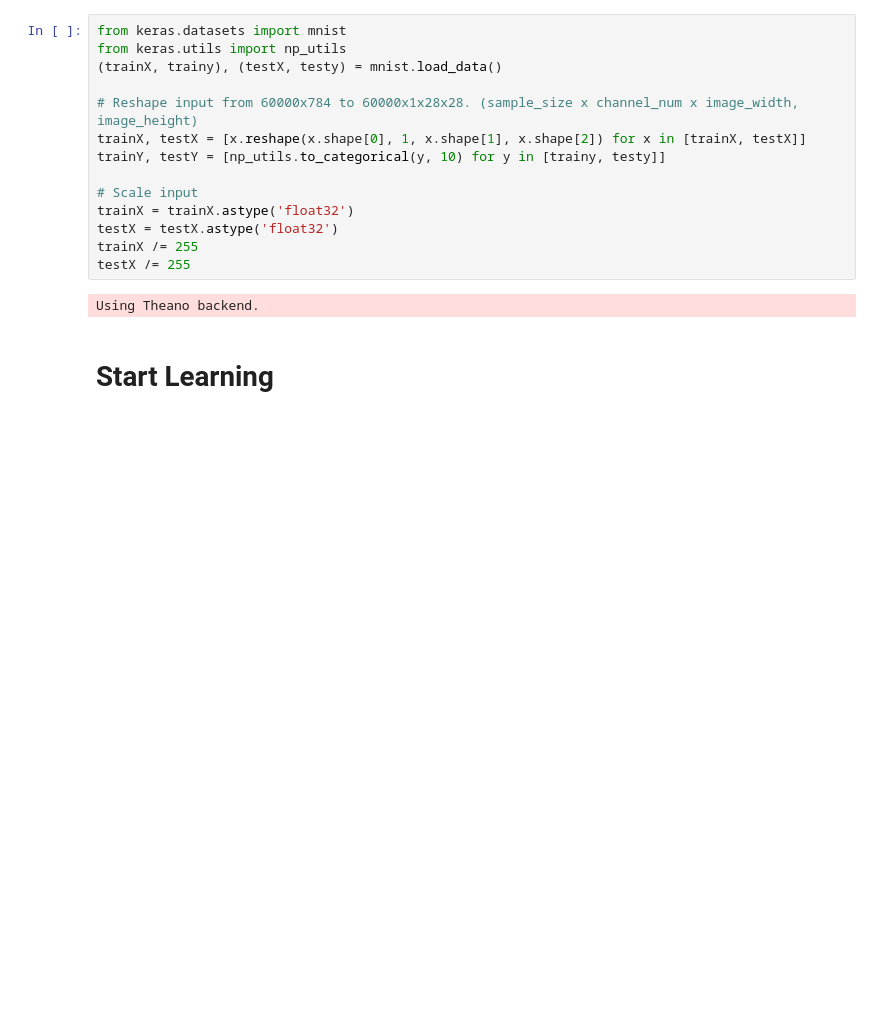
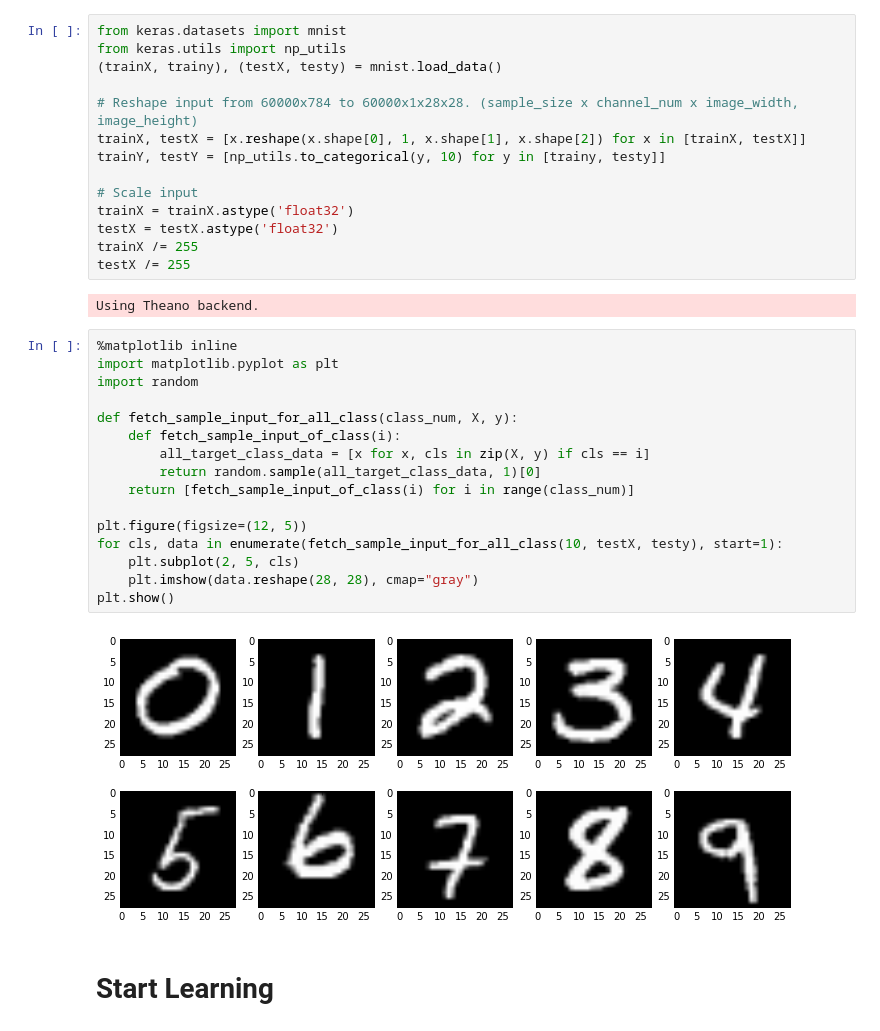
Before and after one commit to ishikota/jupyter-notebook-shelf, a Jupyter notebook: keras/mnist_cnn.ipynb, the cells around one changed output. Saved outputs shown, nothing was run; the diff lists cells and outputs as text; blank space fills up the shorter version.

Commit message:
Add caption on mnist cnn sample

```diff
--- a/keras/mnist_cnn.ipynb
+++ b/keras/mnist_cnn.ipynb
@@ -18,6 +24,24 @@ trainX /= 255
 testX /= 255
 # %% [output]
 Using Theano backend.
+# %%
+%matplotlib inline
+import matplotlib.pyplot as plt
+import random
+
+def fetch_sample_input_for_all_class(class_num, X, y):
+    def fetch_sample_input_of_class(i):
+        all_target_class_data = [x for x, cls in zip(X, y) if cls == i]
+        return random.sample(all_target_class_data, 1)[0]
+    return [fetch_sample_input_of_class(i) for i in range(class_num)]
+
+plt.figure(figsize=(12, 5))
+for cls, data in enumerate(fetch_sample_input_for_all_class(10, testX, testy), start=1):
+    plt.subplot(2, 5, cls)
+    plt.imshow(data.reshape(28, 28), cmap="gray")
+plt.show()
+# %% [output]
+[figure, added]
 # %% [markdown]
 # Start Learning
 # %% [markdown]
```
Also changed, not shown: parts of 12 cells of this notebook.
